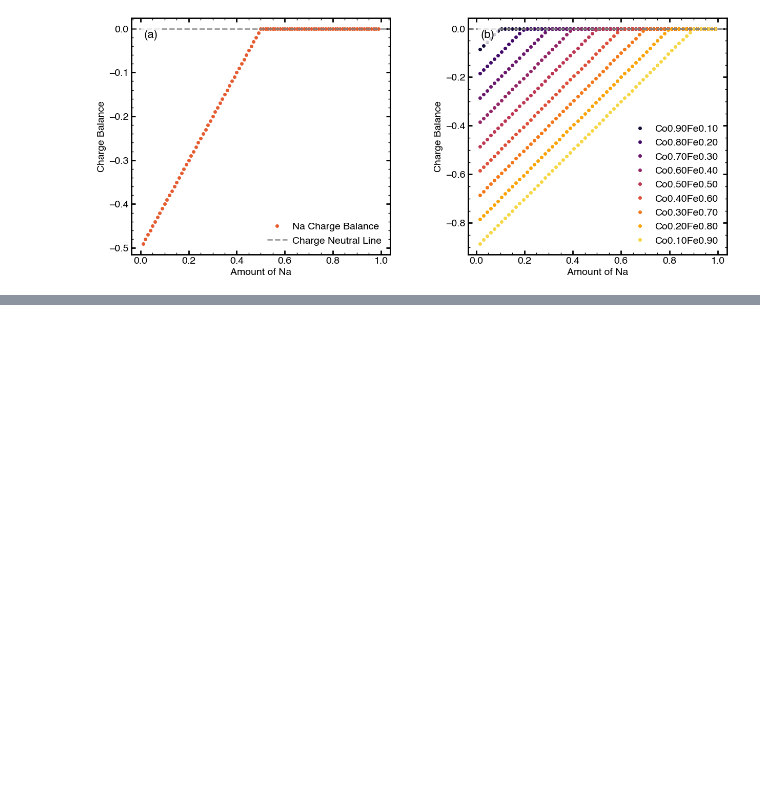
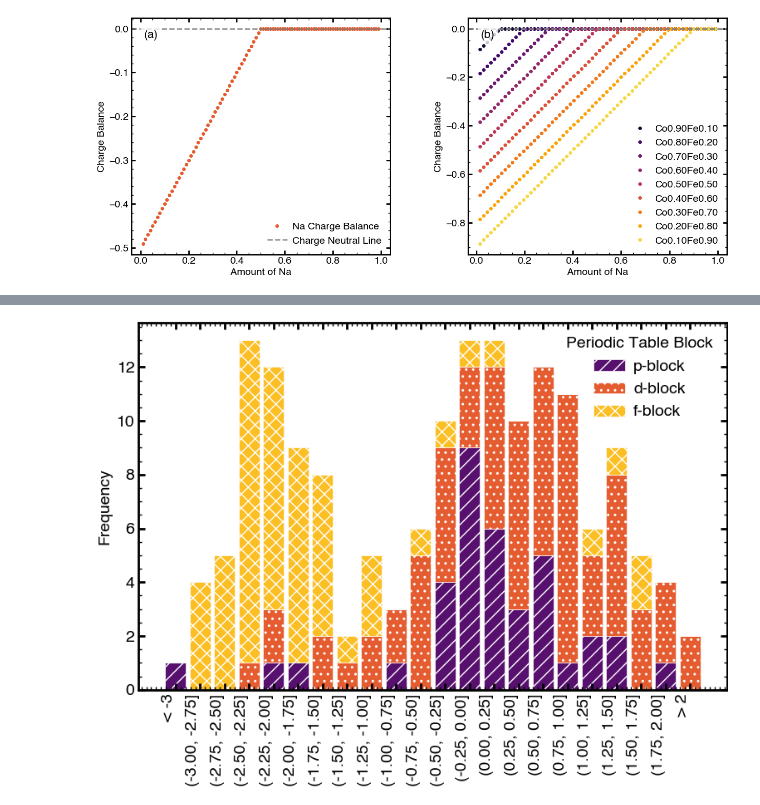
Before and after one commit to RedHorizonss/apprOXimate, a Jupyter notebook: plotting_notebooks/publication_plots.ipynb, the cells around one changed output, grey strips where cells are left out. Cells and saved outputs as stored; diff of their text form; code cells hidden in the pictures; blank space fills up the shorter version.

```diff
--- a/plotting_notebooks/publication_plots.ipynb
+++ b/plotting_notebooks/publication_plots.ipynb
@@ -89,0 +146,7 @@ plt.show()
+# %%
+filename = "../approx/Data/variable_ox_states_srps.csv"
+
+import pandas as pd
+
+df = pd.read_csv(filename)
+df["Block"] = df["Element"].map(element_block)
@@ -89,0 +182,55 @@ plt.show()
+# %%
+import numpy as np
+import pandas as pd
+import matplotlib.pyplot as plt
+from matplotlib.patches import Patch
+
+# 1. Setup Bins (27 total buckets)
+bins = np.arange(-3, 2.25, 0.25)
+df["bin_idx"] = np.digitize(df["SRP (V)"], bins, right=True)
+
+# 2. Create a Cross-Tabulation (Counts of each Block per Bin)
+# This creates a table where rows are bins and columns are s, p, d, f
+composition = pd.crosstab(df["bin_idx"], df["Block"])
+
+# Ensure all bins (0-26) and all blocks are represented, even if empty
+all_indices = range(len(bins) + 1)
+all_blocks = ["p", "d", "f"]
+composition = composition.reindex(index=all_indices, columns=all_blocks, fill_value=0)
+
+# 3. Plotting
+plt.figure(figsize=(8, 6))
+block_colors = {
+    "p": "#57106e",  # Dark Purple
+    "d": "#e55c30",  # Rust Red/Orange
+    "f": "#fbbe23"   # Bright Yellow
+}
+bottoms = np.zeros(len(all_indices))
+
+block_hatches = {"p": "//", "d": "..", "f": "xx"}
+
+for block in all_blocks:
+    plt.bar(
+        all_indices,
+        composition[block],
+        bottom=bottoms,
+        color=block_colors[block],
+        hatch=block_hatches[block],  # Apply the pattern here
+        edgecolor="white",           # White edges help patterns pop
+        linewidth=0.5,
+        width=0.85,
+        label=f"{block}-block"
+    )
+    bottoms += composition[block]
+
+labels = ["< -3"] + \
+         [f"({bins[i]:.2f}, {bins[i+1]:.2f}]" for i in range(len(bins)-1)] + \
+         ["> 2"]
+
+plt.xticks(range(len(labels)), labels, rotation=90, ha="right")
+plt.ylabel("Frequency")
+plt.legend(title="Periodic Table Block", frameon=False)
+plt.tight_layout()
+plt.show()
+# %% [output]
+[figure, added]
```
Also changed, not shown: parts of 7 cells of this notebook, 5 other files.
